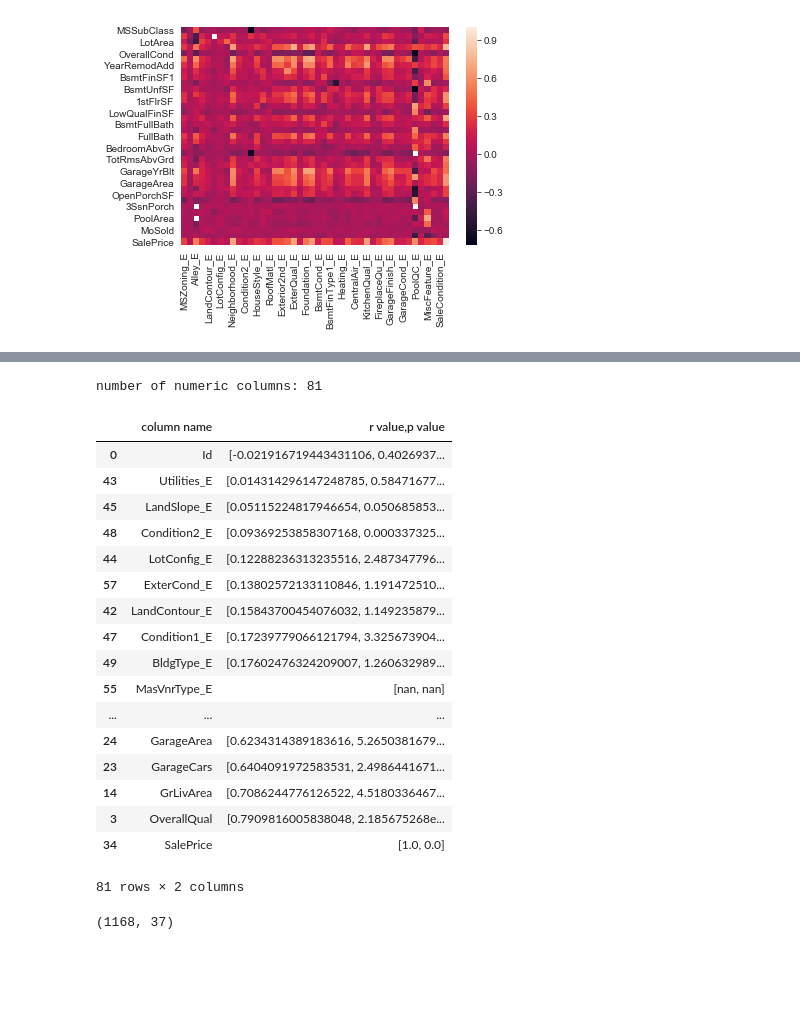
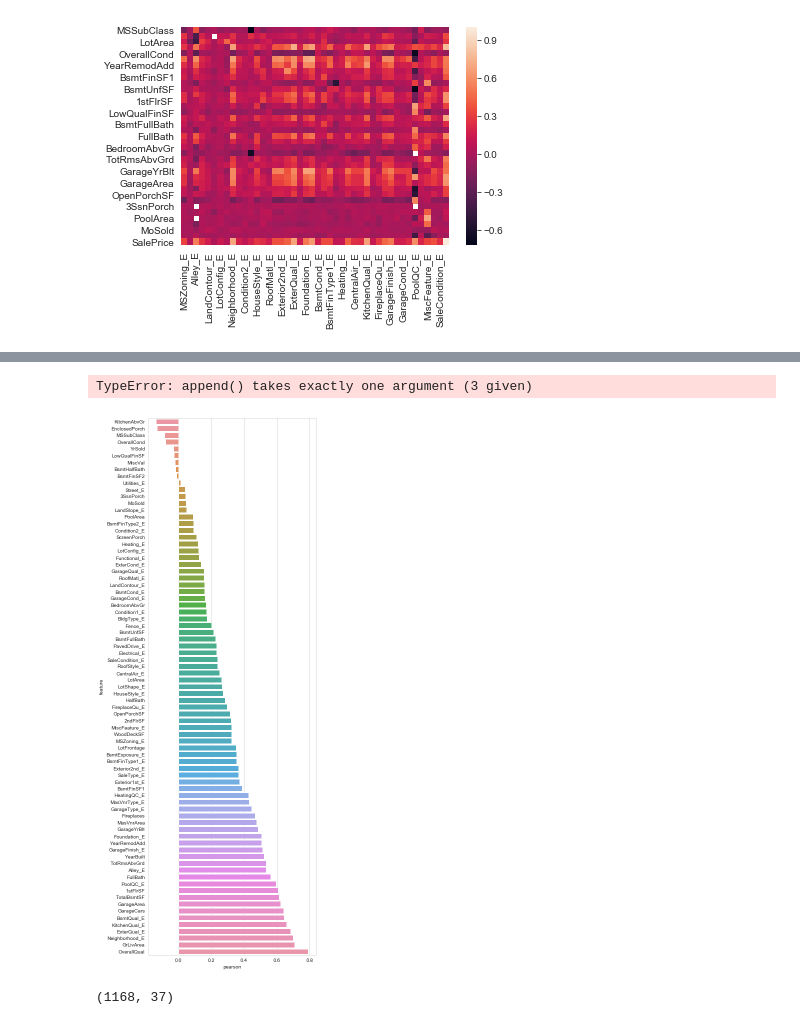
Before and after one commit to foreverloop/house-regress-k, a Jupyter notebook: HouseRegression.ipynb, the cells around one changed output, grey strips where cells are left out. Cells and saved outputs as stored; diff of their text form; code cells hidden in the pictures; blank space fills up the shorter version.

```diff
--- a/HouseRegression.ipynb
+++ b/HouseRegression.ipynb
@@ -266,57 +240,52 @@ print(np.sum(pca.explained_variance_ratio_))
 #Analysis only
 #only select the int or float columns
 int_cols = [cname for cname in df_train.columns if df_train[cname].dtype in ['int64']]
 float_cols = [cname for cname in df_train.columns if df_train[cname].dtype in ['float64']]
 
+def pearcorr(frame, features):
+    spr = pd.DataFrame()
+    spr['feature'] = features
+    spr['pearson'] = [frame[f].corr(frame['SalePrice'], 'pearson') for f in features]
+    spr = spr.sort_values('pearson')
+    plt.figure(figsize=(6, 0.25*len(features)))
+    sns.barplot(data=spr, y='feature', x='pearson', orient='h')
+
+features = quantitative + qual_encoded
+pearcorr(df_train,features)
+
 sale_values = df_train['SalePrice']
 primary_correlations = []
+
 for val in int_cols:
     int_regression = linregress(df_train[val],sale_values)
-    primary_correlations.append((val,[int_regression.rvalue,\
-                                      int_regression.pvalue]))
+    primary_correlations.append(val,int_regression.rvalue,\
+                                      int_regression.pvalue)
     #print(linregress(df_train[val],sale_values))
 
 df_float_cor = df_train.copy()
 
 for i,row in df_float_cor[float_cols].iterrows():
     if ma.isnan(row['LotFrontage']):
         df_float_cor.at[i,'LotFrontage'] = 0 #nan means no frontage, so 0 is sensible
     if ma.isnan(row['MasVnrArea']):
         df_float_cor.at[i,'MasVnrArea'] = 0 #nan means no area, so 0 is sensible
     if ma.isnan(row['GarageYrBlt']):
         df_float_cor.at[i,'GarageYrBlt'] = df_train['GarageYrBlt'].mean() #nan means unknown, so use the mean
 
 for val in float_cols:
     float_regression = linregress(df_float_cor[val],sale_values)
-    primary_correlations.append((val,[float_regression.rvalue,\
-                                      float_regression.pvalue]))
+    primary_correlations.append(val,float_regression.rvalue,\
+                                      float_regression.pvalue)
 
-print("number of numeric columns:",len(primary_correlations))
+#print("number of numeric columns:",len(primary_correlations))
 correldf = pd.DataFrame(primary_correlations, columns=["column name","r value,p value"])
 correldf.sort_values(by='r value,p value',ascending=True)
 
 #5 to 10 are possibly not significantly correlated, but they are not correlated anyway
 #all these others are infinitesmally small numbers, so the correlations are signifincant
 # %% [output]
-number of numeric columns: 81
+TypeError: append() takes exactly one argument (3 given)
-|  | column name | r value,p value |
-| 0 | Id | [-0.021916719443431106, 0.4026937... |
-| 43 | Utilities_E | [0.014314296147248785, 0.58471677... |
-| 45 | LandSlope_E | [0.05115224817946654, 0.050685853... |
-| 48 | Condition2_E | [0.09369253858307168, 0.000337325... |
-| 44 | LotConfig_E | [0.12288236313235516, 2.487347796... |
-| 57 | ExterCond_E | [0.13802572133110846, 1.191472510... |
-| 42 | LandContour_E | [0.15843700454076032, 1.149235879... |
-| 47 | Condition1_E | [0.17239779066121794, 3.325673904... |
-| 49 | BldgType_E | [0.17602476324209007, 1.260632989... |
-| 55 | MasVnrType_E | [nan, nan] |
-| ... | ... | ... |
-| 24 | GarageArea | [0.6234314389183616, 5.2650381679... |
-| 23 | GarageCars | [0.6404091972583531, 2.4986441671... |
-| 14 | GrLivArea | [0.7086244776126522, 4.5180336467... |
-| 3 | OverallQual | [0.7909816005838048, 2.185675268e... |
-| 34 | SalePrice | [1.0, 0.0] |
-81 rows × 2 columns
+[figure, added]
 # %%
 # Imputation
 y = df_orig_train['SalePrice']
```
Also changed, not shown: parts of 6 cells of this notebook.
